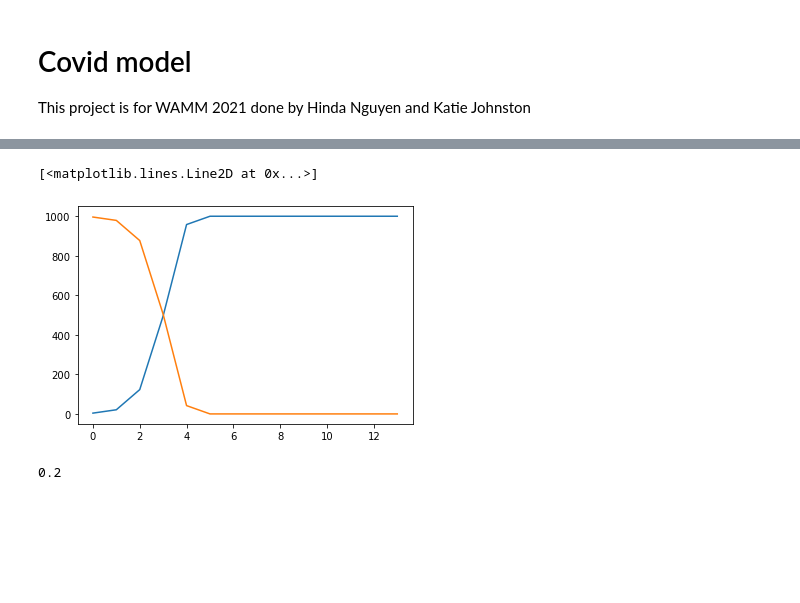
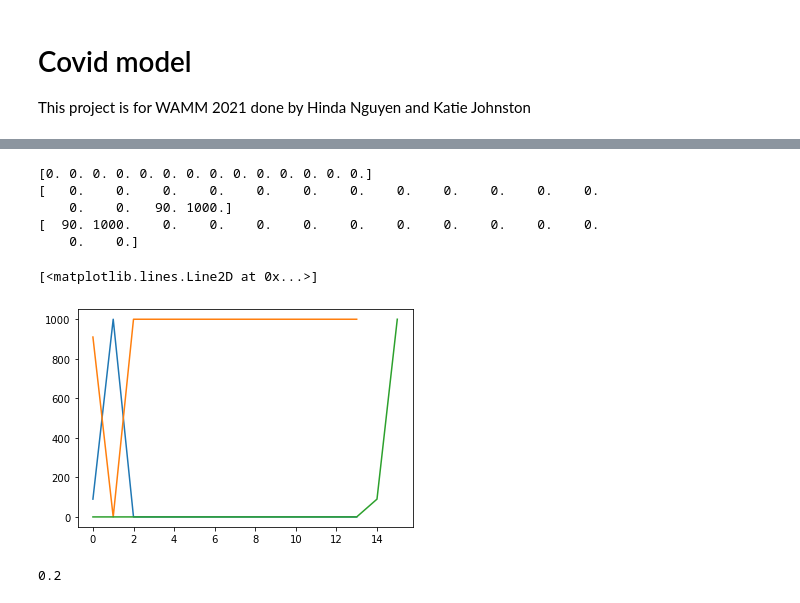
Before and after one commit to KatieJ16/WAMM_2021, a Jupyter notebook: Covid_model.ipynb, the cells around one changed output, grey strips where cells are left out. Saved outputs shown, nothing was run; the diff lists cells and outputs as text; code cells hidden in the pictures; blank space fills up the shorter version.

Commit message:
added an idea for shifting array

```diff
--- a/Covid_model.ipynb
+++ b/Covid_model.ipynb
@@ -139,9 +57,27 @@ print(people)
+# %%
+#ideas for shifting array and then adding new value
+people_recovered=np.zeros((14))
+people_infected_copy=people_infected
+for n in range(2):
+    people_recovered=np.append(people_recovered,people_infected_copy[0]) #adds the first value in people_infected to people_recovered
+    people_infected_copy=np.roll(people_infected_copy,-1) #shifts everything in people_infected left
+    people_infected_copy[-1]=0 #zero is where the new value would be
+print(people_infected_copy)
+print(people_recovered)
+print(people_infected)
+# %% [output]
+[0. 0. 0. 0. 0. 0. 0. 0. 0. 0. 0. 0. 0. 0.]
+[   0.    0.    0.    0.    0.    0.    0.    0.    0.    0.    0.    0.
+    0.    0.   90. 1000.]
+[  90. 1000.    0.    0.    0.    0.    0.    0.    0.    0.    0.    0.
+    0.    0.]
 # %%
 plt.plot(people_infected)
 plt.plot(total_pop - people_infected)
+plt.plot(people_recovered)
 # %% [output]
 [<matplotlib.lines.Line2D at 0x...>]
-[figure, old version]
+[figure, new version]
 # %%
 def one_day_ideal(people):
     #Run 1 day of simulation
```
Also changed, not shown: parts of 2 cells of this notebook.
